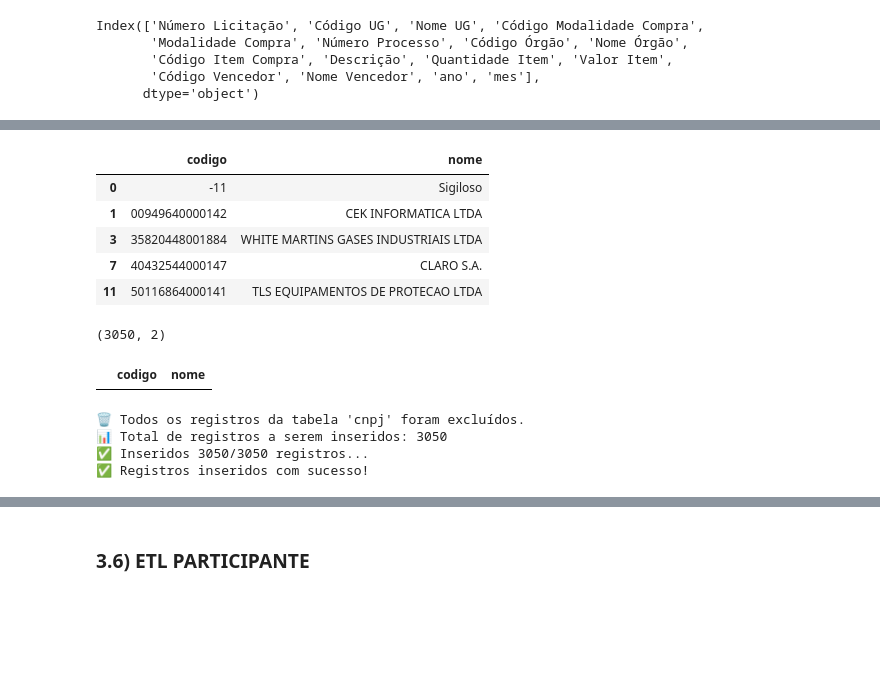
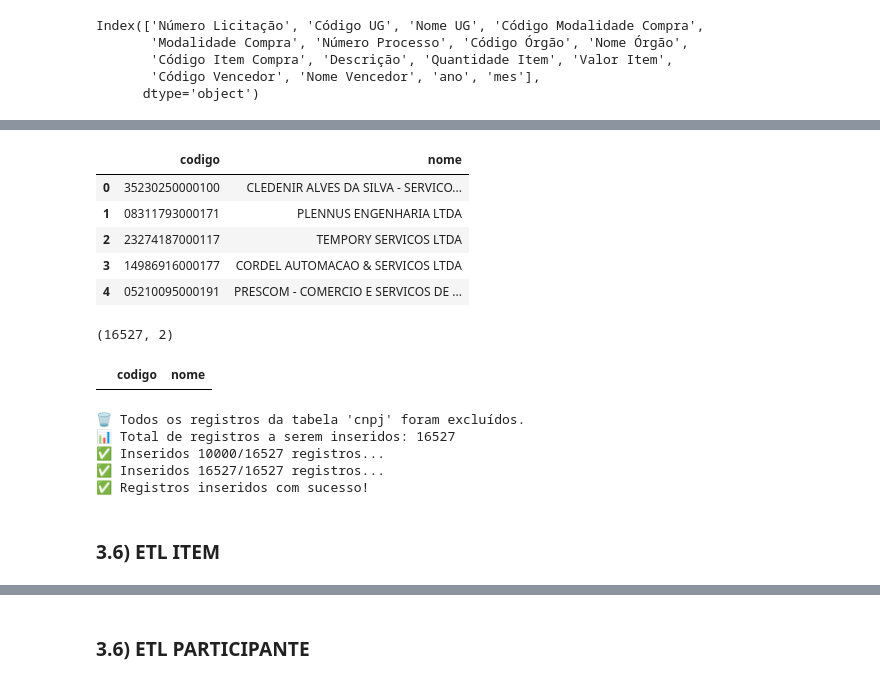
Before and after one commit to denards/fornecedores-contratos, a Jupyter notebook: 01- ETL Contratos.ipynb, the cells around one changed output, grey strips where cells are left out. Drawn from its saved outputs; the diff is of its cells as text; code cells hidden in the pictures; blank space fills up the shorter version.

```diff
--- a/01- ETL Contratos.ipynb
+++ b/01- ETL Contratos.ipynb
@@ -640,10 +640,10 @@ df_participantes = df_participantes.rename(columns={'Número Licitação': 'nume
                                               'Número Processo': 'num_processo',
                                               'Código Órgão': 'orgao_codigo',
                                               'Nome Órgão': 'orgao_nome',
-                                              'Código Item Compra': 'item_compra_codigo',
-                                              'Descrição Item Compra': 'item_compra_descricao',
-                                              'Código Participante': 'participante_codigo',
-                                              'Nome Participante': 'participante_nome',
+                                              'Código Item Compra': 'item_codigo',
+                                              'Descrição Item Compra': 'item_descricao',
+                                              'Código Participante': 'cnpj_codigo',
+                                              'Nome Participante': 'cnpj_nome',
                                               'Flag Vencedor': 'vencedor_flag'})
 
 df_participantes.head()
@@ -701,30 +701,30 @@ df_itens_licitacao.head()
 # %%
 # Criar um novo DataFrame apenas com as colunas relevantes de cada DataFrame
-df_participantes_selected = df_participantes[["participante_codigo", "participante_nome"]].copy()
+df_participantes_selected = df_participantes[["cnpj_codigo", "cnpj_nome"]].copy()
 df_itens_licitacao_selected = df_itens_licitacao[["vencedor_codigo", "vencedor_nome"]].copy()
 
 # Concatenar os DataFrames, mantendo as colunas distintas
 df_consolidado = pd.concat([
-    df_participantes_selected.rename(columns={"participante_codigo": "codigo", "participante_nome": "nome"}),
+    df_participantes_selected.rename(columns={"cnpj_codigo": "codigo", "cnpj_nome": "nome"}),
     df_itens_licitacao_selected.rename(columns={"vencedor_codigo": "codigo", "vencedor_nome": "nome"})
 ], ignore_index=True)
 
 # Remover duplicatas baseando-se nas colunas 'codigo' e 'nome'
 df_cpf = df_consolidado.drop_duplicates(subset=["codigo", "nome"])
 
 # Exibir o DataFrame final
 df_cpf.head()
 # %% [output]
 |  | codigo | nome |
-| 0 | -11 | Sigiloso |
-| 1 | 00949640000142 | CEK INFORMATICA LTDA |
-| 3 | 35820448001884 | WHITE MARTINS GASES INDUSTRIAIS LTDA |
-| 7 | 40432544000147 | CLARO S.A. |
-| 11 | 50116864000141 | TLS EQUIPAMENTOS DE PROTECAO LTDA |
+| 0 | 35230250000100 | CLEDENIR ALVES DA SILVA - SERVICO... |
+| 1 | 08311793000171 | PLENNUS ENGENHARIA LTDA |
+| 2 | 23274187000117 | TEMPORY SERVICOS LTDA |
+| 3 | 14986916000177 | CORDEL AUTOMACAO & SERVICOS LTDA |
+| 4 | 05210095000191 | PRESCOM - COMERCIO E SERVICOS DE ... |
 # %%
 df_cpf.shape
 # %% [output]
-(3050, 2)
+(16527, 2)
 # %%
 df_duplicados = df_cpf[df_cpf.duplicated(subset=['codigo'], keep=False)]
 df_duplicados
@@ -738,6 +738,9 @@ resultado = inserir_dados_postgresql(df_cpf, "cnpj", DB_HOST, DB_PORT, DB_NAME,
 print(resultado)
 # %% [output]
 🗑️ Todos os registros da tabela 'cnpj' foram excluídos.
-📊 Total de registros a serem inseridos: 3050
-✅ Inseridos 3050/3050 registros...
+📊 Total de registros a serem inseridos: 16527
+✅ Inseridos 10000/16527 registros...
+✅ Inseridos 16527/16527 registros...
 ✅ Registros inseridos com sucesso!
+# %% [markdown]
+### 3.6) ETL ITEM
```
Also changed, not shown: parts of 39 cells of this notebook, 51 other files.
